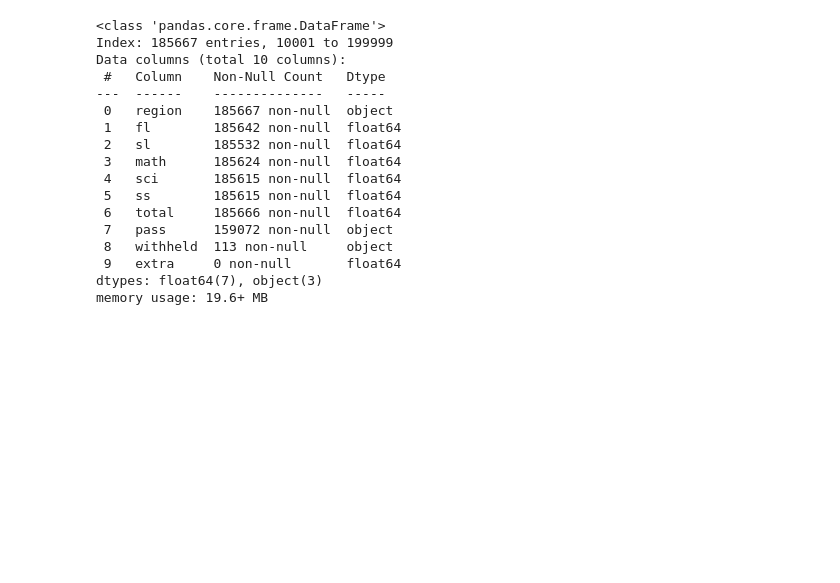
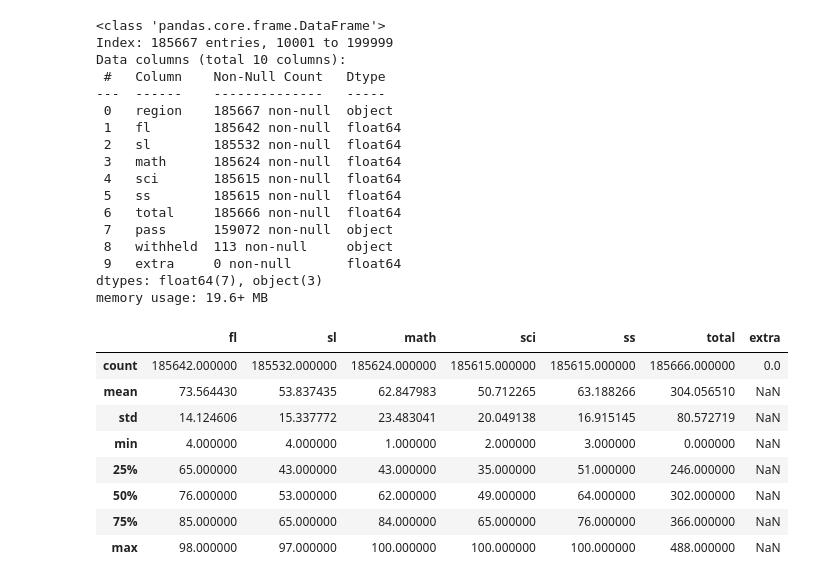
Before and after one commit to Balan-hub/EDAA, a Jupyter notebook: EDA_1.ipynb, the cells around one changed output. Drawn from its saved outputs; the diff is of its cells as text; code cells hidden in the pictures; blank space fills up the shorter version.

```diff
--- a/EDA_1.ipynb
+++ b/EDA_1.ipynb
@@ -357,3 +361,15 @@ Data columns (total 10 columns):
  9   extra     0 non-null       float64
 dtypes: float64(7), object(3)
 memory usage: 19.6+ MB
+# %%
+sslc.describe()
+# %% [output]
+|  | fl | sl | math | sci | ss | total | extra |
+| count | 185642.000000 | 185532.000000 | 185624.000000 | 185615.000000 | 185615.000000 | 185666.000000 | 0.0 |
+| mean | 73.564430 | 53.837435 | 62.847983 | 50.712265 | 63.188266 | 304.056510 | NaN |
+| std | 14.124606 | 15.337772 | 23.483041 | 20.049138 | 16.915145 | 80.572719 | NaN |
+| min | 4.000000 | 4.000000 | 1.000000 | 2.000000 | 3.000000 | 0.000000 | NaN |
+| 25% | 65.000000 | 43.000000 | 43.000000 | 35.000000 | 51.000000 | 246.000000 | NaN |
+| 50% | 76.000000 | 53.000000 | 62.000000 | 49.000000 | 64.000000 | 302.000000 | NaN |
+| 75% | 85.000000 | 65.000000 | 84.000000 | 65.000000 | 76.000000 | 366.000000 | NaN |
+| max | 98.000000 | 97.000000 | 100.000000 | 100.000000 | 100.000000 | 488.000000 | NaN |
```
Also changed, not shown: parts of 35 cells of this notebook.
